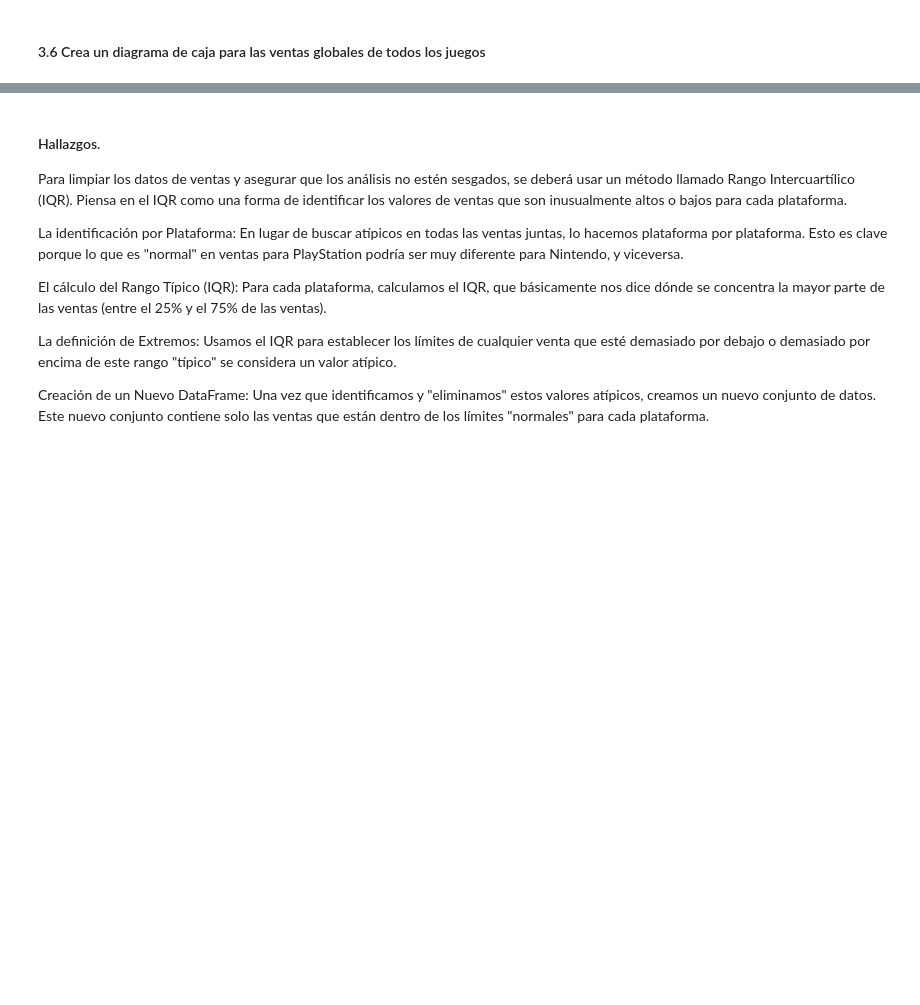
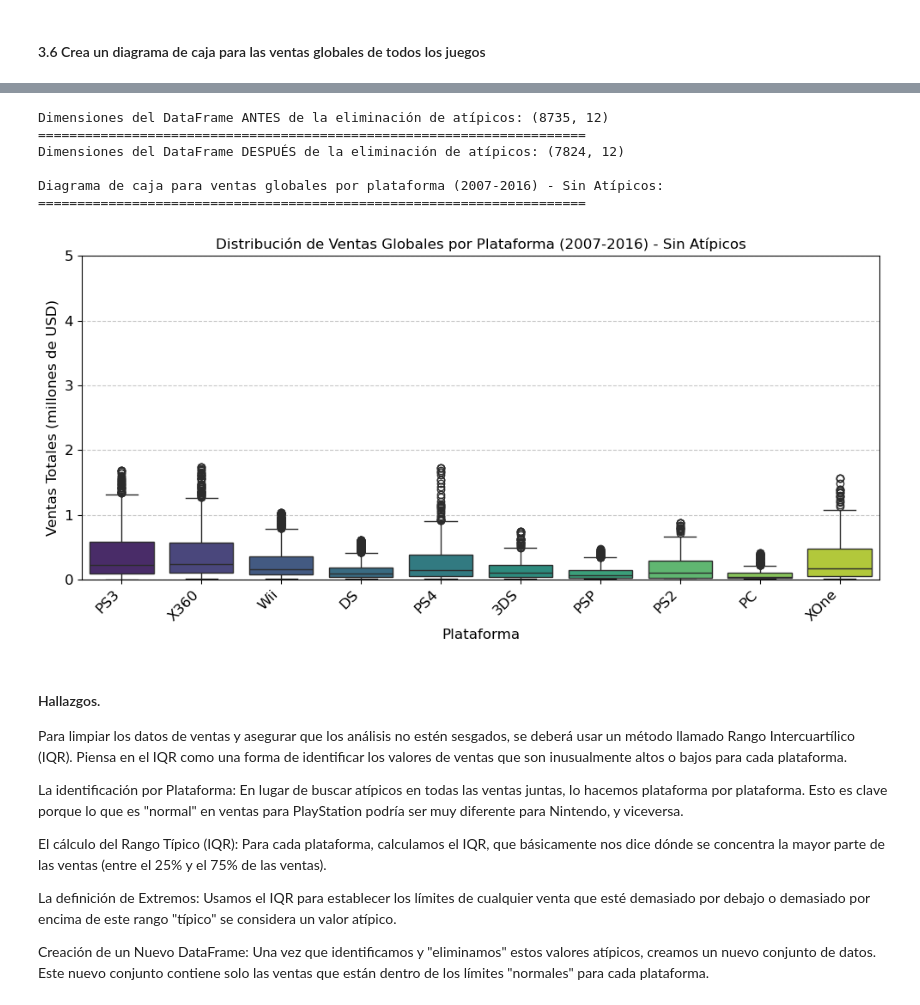
Before and after one commit to octavioGH25/TripleTen, a Jupyter notebook: proyecto_6.ipynb, the cells around one changed output, grey strips where cells are left out. Saved outputs shown, nothing was run; the diff lists cells and outputs as text; code cells hidden in the pictures; blank space fills up the shorter version.

```diff
--- a/proyecto_6.ipynb
+++ b/proyecto_6.ipynb
@@ -329,34 +517,42 @@ for platform in top_platforms_for_boxplot:
     upper_bound = Q3 + 1.5 * IQR
 
     # Filtramos los datos para la plataforma actual, excluyendo los valores atípicos
     filtered_platform_data = df_boxplot_data[
         (df_boxplot_data['platform'] == platform) &
         (df_boxplot_data['total_sales'] >= lower_bound) &
         (df_boxplot_data['total_sales'] <= upper_bound)
     ]
     # Concatenamos los datos filtrados de la plataforma actual al DataFrame final sin atípicos
     df_no_outliers = pd.concat([df_no_outliers, filtered_platform_data])
 
 print("\nDimensiones del DataFrame ANTES de la eliminación de atípicos:", df_boxplot_data.shape)
 print("=" * 70) # Línea de separación para mejor legibilidad
 print("Dimensiones del DataFrame DESPUÉS de la eliminación de atípicos:", df_no_outliers.shape)
 
 # Ahora puedes usar df_no_outliers para tus pruebas de hipótesis posteriores.
 # Por ejemplo, visualicemos el diagrama de caja nuevamente con los atípicos eliminados (opcional)
 print("\nDiagrama de caja para ventas globales por plataforma (2007-2016) - Sin Atípicos:")
 print("=" * 70)
 
 plt.figure(figsize=(10, 5))
-sns.boxplot(x='platform', y='total_sales', data=df_no_outliers, palette='viridis', order=top_platforms_for_boxplot)
+sns.boxplot(x='platform', y='total_sales', data=df_no_outliers, palette='viridis', order=top_platforms_for_boxplot, hue='platform', legend=False)
 plt.title('Distribución de Ventas Globales por Plataforma (2007-2016) - Sin Atípicos', fontsize=12)
 plt.xlabel('Plataforma', fontsize=12)
 plt.ylabel('Ventas Totales (millones de USD)', fontsize=12)
 plt.ylim(0, 5) # Mantenemos el mismo límite en el eje Y para comparación
 plt.grid(axis='y', linestyle='--', alpha=0.7)
 plt.xticks(rotation=45, ha='right', fontsize=12)
 plt.yticks(fontsize=12)
 plt.tight_layout()
 plt.show()
+# %% [output]
+Dimensiones del DataFrame ANTES de la eliminación de atípicos: (8735, 12)
+======================================================================
+Dimensiones del DataFrame DESPUÉS de la eliminación de atípicos: (7824, 12)
+
+Diagrama de caja para ventas globales por plataforma (2007-2016) - Sin Atípicos:
+======================================================================
+[figure, added]
 # %% [markdown]
 #### Hallazgos.
 
```
Also changed, not shown: parts of 13 cells of this notebook, 1 other file.
